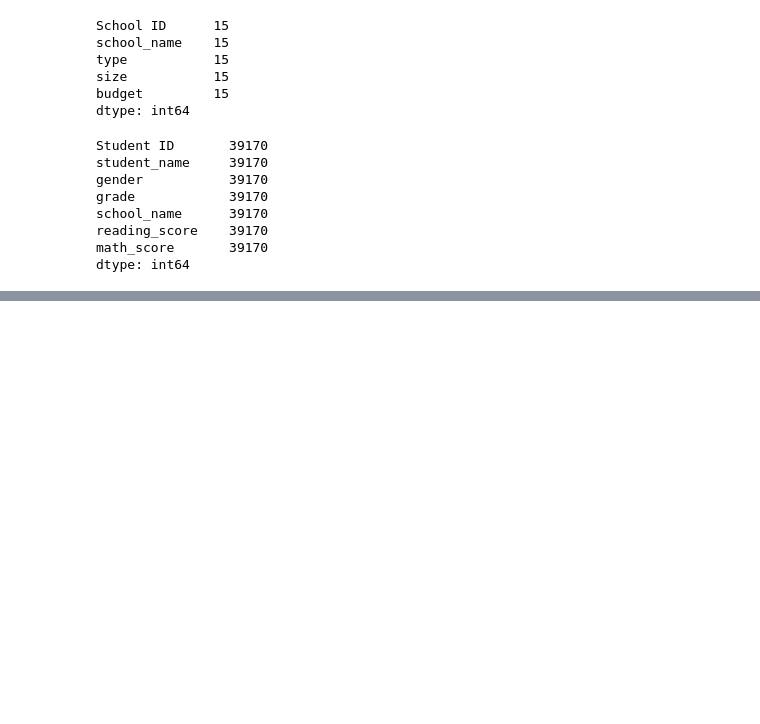
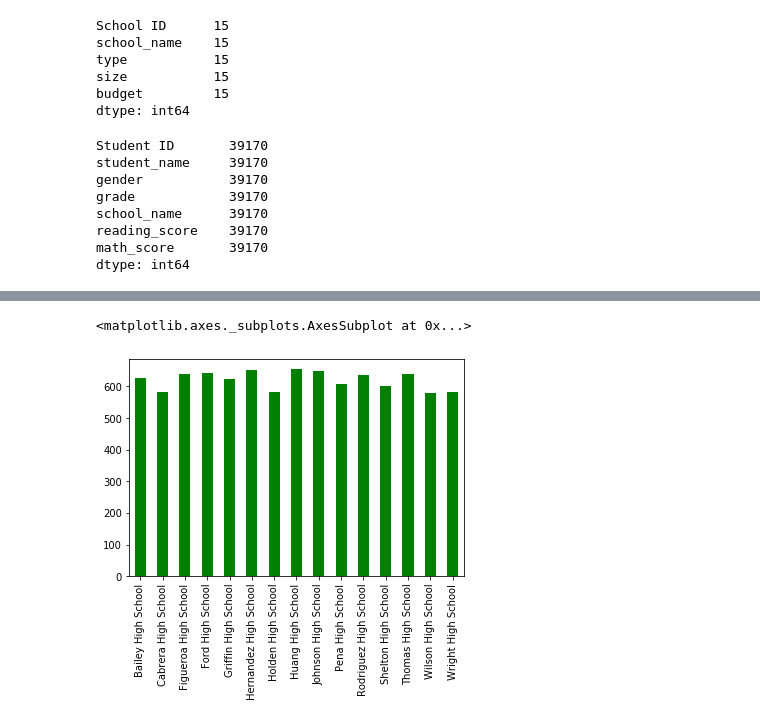
Before and after one commit to sherirosalia/Python_Challenge, a Jupyter notebook: analysis.ipynb, the cells around one changed output, grey strips where cells are left out. Saved outputs shown, nothing was run; the diff lists cells and outputs as text; code cells hidden in the pictures; blank space fills up the shorter version.

```diff
--- a/analysis.ipynb
+++ b/analysis.ipynb
@@ -60,0 +273,4 @@ dtype: int64
+# %%
+#students per school (large dataframe)
+st_ct_sc=df['school_name'].value_counts()
+st_ct_sc
@@ -60,0 +321,4 @@ dtype: int64
+# %%
+# per capita spending individual schools (budget per school divided by student count)
+sc_cap=bt_sc/st_ct_sc
+sc_cap
@@ -60,0 +342,5 @@ dtype: int64
+# %%
+sc_cap.plot(kind='bar', color='green')
+# %% [output]
+<matplotlib.axes._subplots.AxesSubplot at 0x...>
+[figure, added]
```
Also changed, not shown: parts of 62 cells of this notebook.
